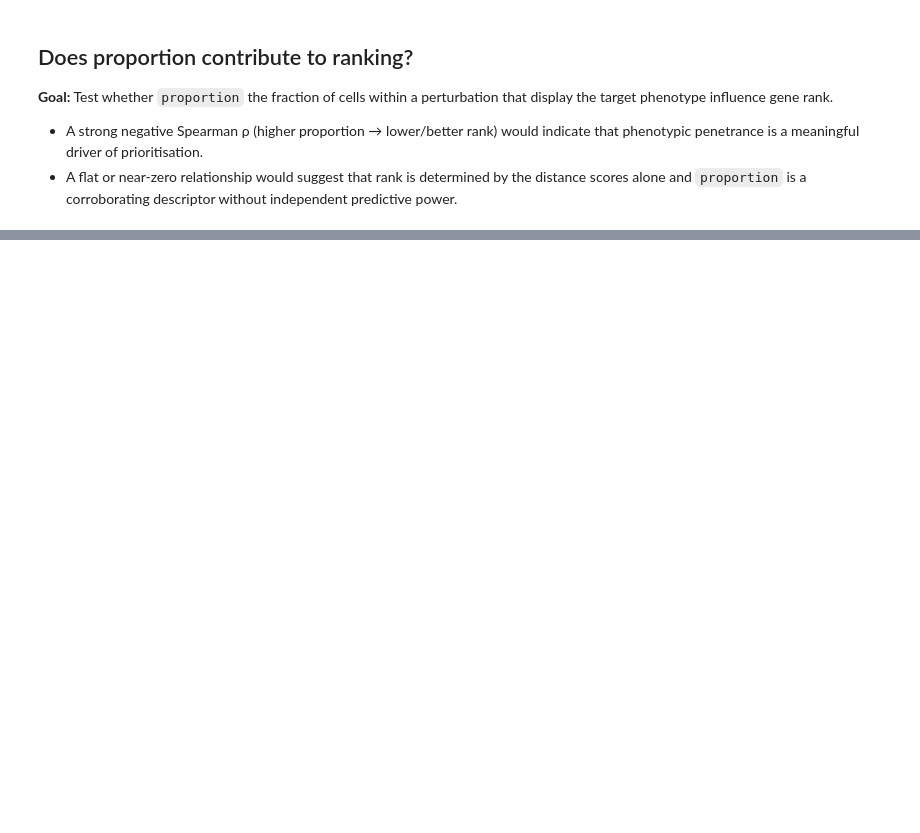
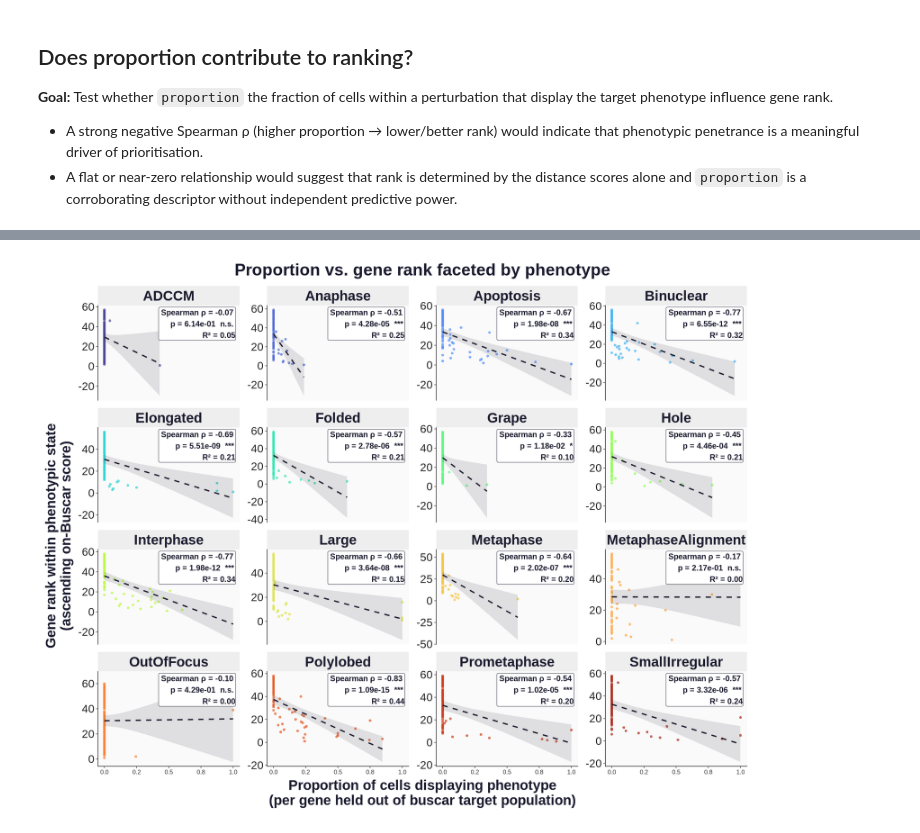
Before and after one commit to WayScience/buscar, a Jupyter notebook: notebooks/3.mitocheck-analysis/plots/3.linear-modeling-ranking-and-proportion.ipynb, the cells around one changed output, grey strips where cells are left out. Saved outputs shown, nothing was run; the diff lists cells and outputs as text; code cells hidden in the pictures; blank space fills up the shorter version.

```diff
--- a/notebooks/3.mitocheck-analysis/plots/3.linear-modeling-ranking-and-proportion.ipynb
+++ b/notebooks/3.mitocheck-analysis/plots/3.linear-modeling-ranking-and-proportion.ipynb
@@ -227,0 +234,82 @@ Saved -> /home/erikserrano/Projects/buscar/notebooks/3.mitocheck-analysis/plots/
+# %%
+options(repr.plot.width = 18, repr.plot.height = 14)
+
+plot_prop_vs_rank_faceted <- function(prop_df, title_txt, out_name) {
+  # compute per-phenotype spearman stats and R^2 for annotation labels
+  annot_df <- prop_df %>%
+    group_by(target) %>%
+    summarise(
+      rho  = suppressWarnings(cor.test(proportion, rank, method = 'spearman', exact = FALSE)$estimate),
+      pval = suppressWarnings(cor.test(proportion, rank, method = 'spearman', exact = FALSE)$p.value),
+      r2   = cor(proportion, rank, use = 'complete.obs', method = 'pearson')^2,
+      .groups = 'drop'
+    ) %>%
+    mutate(
+      stars = sapply(pval, sig_stars),
+      label = sprintf('Spearman \u03c1 = %+.2f\np = %.2e  %s\nR\u00b2 = %.2f', rho, pval, stars, r2),
+      x_pos = Inf,
+      y_pos = Inf
+    )
+
+  p_facet <- ggplot(prop_df, aes(x = proportion, y = rank)) +
+    geom_point(aes(color = target), alpha = 0.65, size = 2.2, stroke = 0) +
+    geom_smooth(
+      method = 'lm', formula = y ~ x, se = TRUE,
+      color = '#1a1a2e', fill = '#1a1a2e', alpha = 0.12,
+      linetype = 'dashed', linewidth = 1.1
+    ) +
+    geom_label(
+      data = annot_df,
+      aes(x = x_pos, y = y_pos, label = label),
+      hjust = 1.05, vjust = 1.05,
+      size = 5.0, label.size = 0.3,
+      fill = 'white', color = '#1a1a2e', fontface = 'bold',
+      inherit.aes = FALSE
+    ) +
+    facet_wrap(~ target, scales = 'free_y', ncol = 4) +
+    scale_color_viridis_d(option = 'turbo', begin = 0.05, end = 0.95) +
+    scale_x_continuous(labels = scales::label_number(accuracy = 0.1)) +
+    labs(
+      x = 'Proportion of cells displaying phenotype\n(per gene held out of buscar target population)',
+      y = 'Gene rank within phenotypic state\n(ascending on-Buscar score)',
+      title = title_txt
+    ) +
+    theme_classic(base_size = 14) +
+    theme(
+      plot.title       = element_text(face = 'bold', size = 30, color = '#1a1a2e',
+                                      hjust = 0.5, margin = margin(b = 12)),
+      strip.text       = element_text(face = 'bold', size = 25, color = '#1a1a2e'),
+      strip.background = element_rect(fill = '#eeeeee', color = NA),
+      axis.title.x     = element_text(face = 'bold', size = 25, color = '#1a1a2e',
+                                      margin = margin(t = 8)),
+      axis.title.y     = element_text(face = 'bold', size = 25, color = '#1a1a2e',
+                                      margin = margin(r = 8)),
+      axis.text        = element_text(size = 11, color = '#333333'),
+      axis.line        = element_line(linewidth = 0.6, color = '#444444'),
+      axis.ticks       = element_line(linewidth = 0.5, color = '#444444'),
+      axis.text.y = element_text(size = 20, color = '#222222'),
+      legend.position  = 'none',
+      panel.background = element_rect(fill = '#fafafa', color = NA),
+      plot.background  = element_rect(fill = 'white', color = NA),
+      panel.spacing    = unit(14, 'pt'),
+      plot.margin      = margin(14, 20, 14, 14)
+    )
+
+  out_path <- file.path(output_dir, out_name)
+  ggsave(out_path, p_facet, width = 18, height = 14, dpi = 300, bg = 'white')
+  cat(sprintf('Saved -> %s\n', out_path))
+  print(p_facet)
+}
+
+plot_prop_vs_rank_faceted(
+  prop_df,
+  'Proportion vs. gene rank faceted by phenotype',
+  'proportion_vs_rank_faceted_by_phenotype.png'
+)
+
+plot_prop_vs_rank_faceted(
+  shuf_prop_df,
+  'Proportion vs. gene rank faceted by phenotype (feature-shuffled)',
+  'shuffled_proportion_vs_rank_faceted_by_phenotype.png'
+)
+# %% [output]
@@ -227,0 +318 @@ Saved -> /home/erikserrano/Projects/buscar/notebooks/3.mitocheck-analysis/plots/
+[figure, added]
```
Also changed, not shown: parts of 7 cells of this notebook, 26 other files.
